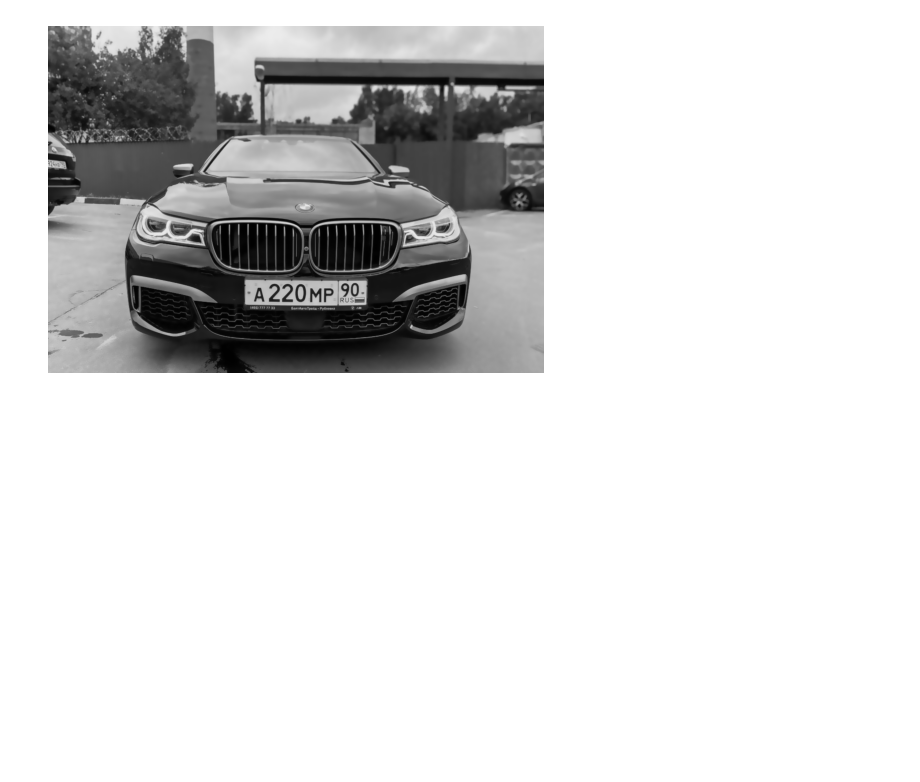
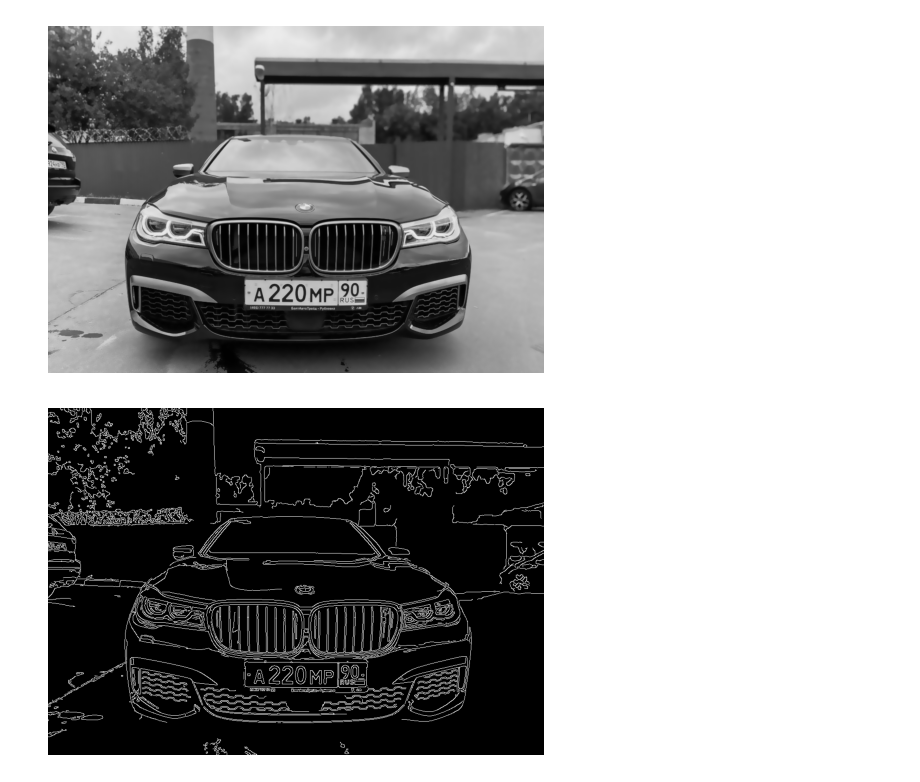
Before and after one commit to Arty-Van-Sonner/opencv_gosha_dudar, a Jupyter notebook: src/notebook.ipynb, the cells around one changed output. Drawn from its saved outputs; the diff is of its cells as text; code cells hidden in the pictures; blank space fills up the shorter version.

Commit message:
Canny lesson 8

```diff
--- a/src/notebook.ipynb
+++ b/src/notebook.ipynb
@@ -757,3 +757,8 @@ img_car_gray_filter = cv2.bilateralFilter(img_car_gray, 11, 15, 15)
 open_photo_plot(img_car_gray_filter)
 # %% [output]
 [figure]
+# %%
+img_car_gray_filter_canny = cv2.Canny(img_car_gray_filter, 30, 200)
+open_photo_plot(img_car_gray_filter_canny)
+# %% [output]
+[figure, added]
```
